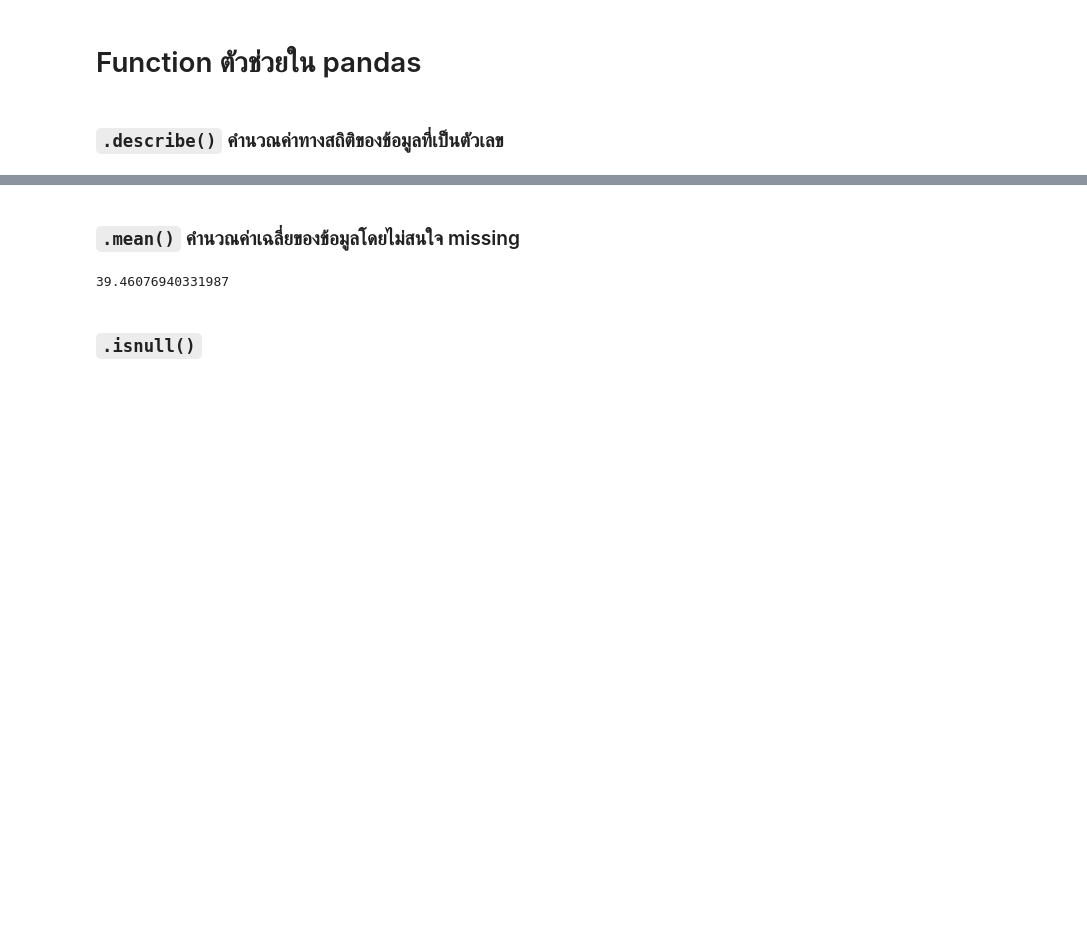
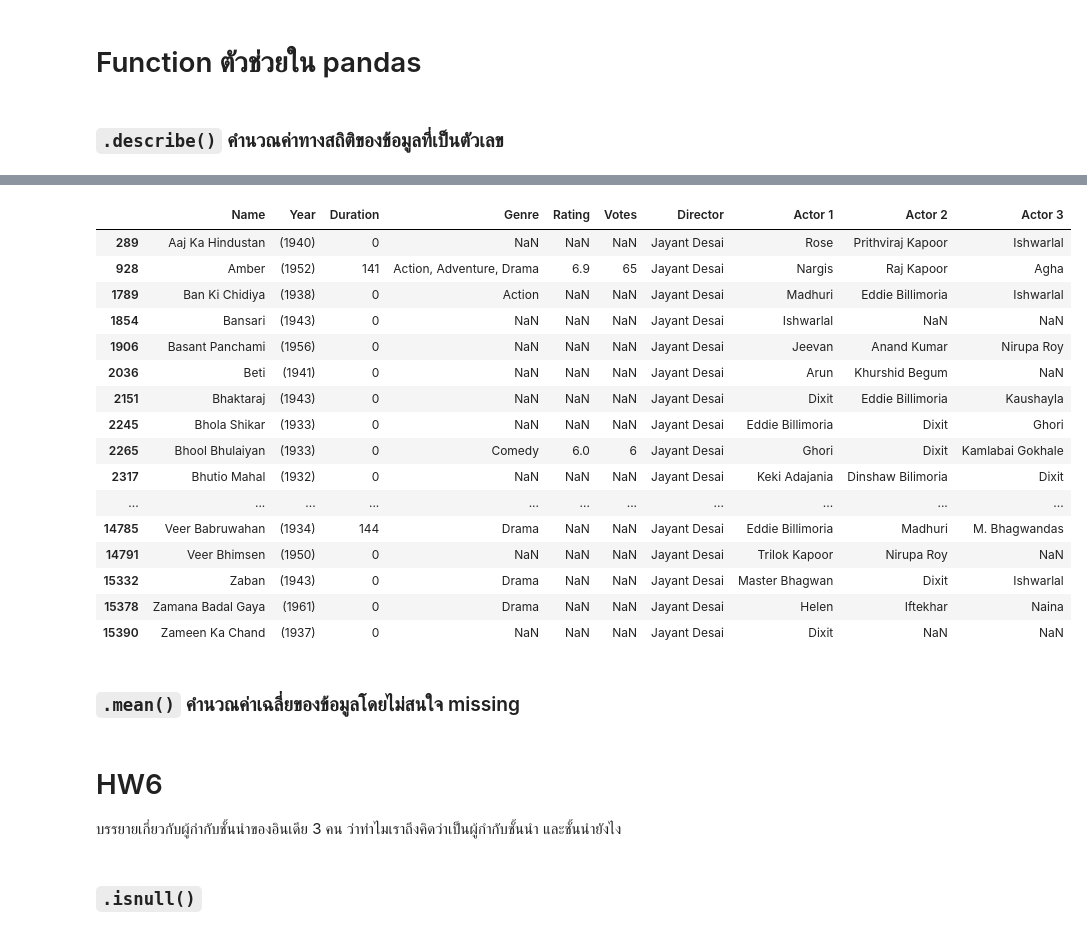
Before and after one commit to Phonchanit/python_dataviz2024, a Jupyter notebook: Pandas_101.ipynb, the cells around one changed output, grey strips where cells are left out. Saved outputs shown, nothing was run; the diff lists cells and outputs as text; code cells hidden in the pictures; blank space fills up the shorter version.

````diff
--- a/Pandas_101.ipynb
+++ b/Pandas_101.ipynb
@@ -851,6 +816,34 @@ data_covid.describe()
+# %%
+# prompt: สร้างตารางของ Director ที่มี Name เยอะที่สุด ขอผลลัพธ์เป็นตารางเต็ม
+
+# นับจำนวนหนังของแต่ละ Director
+director_counts = movie_df['Director'].value_counts()
+
+# หา Director ที่มีจำนวนหนังมากที่สุด
+most_frequent_director = director_counts.index[0]
+
+# สร้างตารางของ Director ที่มี Name เยอะที่สุด
+most_frequent_director_df = movie_df[movie_df['Director'] == most_frequent_director]
+
+# แสดงตาราง
+most_frequent_director_df
+# %% [output]
+|  | Name | Year | Duration | Genre | Rating | Votes | Director | Actor 1 | Actor 2 | Actor 3 |
+| 289 | Aaj Ka Hindustan | (1940) | 0 | NaN | NaN | NaN | Jayant Desai | Rose | Prithviraj Kapoor | Ishwarlal |
+| 928 | Amber | (1952) | 141 | Action, Adventure, Drama | 6.9 | 65 | Jayant Desai | Nargis | Raj Kapoor | Agha |
+| 1789 | Ban Ki Chidiya | (1938) | 0 | Action | NaN | NaN | Jayant Desai | Madhuri | Eddie Billimoria | Ishwarlal |
+| 1854 | Bansari | (1943) | 0 | NaN | NaN | NaN | Jayant Desai | Ishwarlal | NaN | NaN |
+| 1906 | Basant Panchami | (1956) | 0 | NaN | NaN | NaN | Jayant Desai | Jeevan | Anand Kumar | Nirupa Roy |
+| 2036 | Beti | (1941) | 0 | NaN | NaN | NaN | Jayant Desai | Arun | Khurshid Begum | NaN |
+| 2151 | Bhaktaraj | (1943) | 0 | NaN | NaN | NaN | Jayant Desai | Dixit | Eddie Billimoria | Kaushayla |
+| 2245 | Bhola Shikar | (1933) | 0 | NaN | NaN | NaN | Jayant Desai | Eddie Billimoria | Dixit | Ghori |
+| 2265 | Bhool Bhulaiyan | (1933) | 0 | Comedy | 6.0 | 6 | Jayant Desai | Ghori | Dixit | Kamlabai Gokhale |
+| 2317 | Bhutio Mahal | (1932) | 0 | NaN | NaN | NaN | Jayant Desai | Keki Adajania | Dinshaw Bilimoria | Dixit |
+| ... | ... | ... | ... | ... | ... | ... | ... | ... | ... | ... |
+| 14785 | Veer Babruwahan | (1934) | 144 | Drama | NaN | NaN | Jayant Desai | Eddie Billimoria | Madhuri | M. Bhagwandas |
+| 14791 | Veer Bhimsen | (1950) | 0 | NaN | NaN | NaN | Jayant Desai | Trilok Kapoor | Nirupa Roy | NaN |
+| 15332 | Zaban | (1943) | 0 | Drama | NaN | NaN | Jayant Desai | Master Bhagwan | Dixit | Ishwarlal |
+| 15378 | Zamana Badal Gaya | (1961) | 0 | Drama | NaN | NaN | Jayant Desai | Helen | Iftekhar | Naina |
+| 15390 | Zameen Ka Chand | (1937) | 0 | NaN | NaN | NaN | Jayant Desai | Dixit | NaN | NaN |
 # %% [markdown]
 ### ```.mean()``` คำนวณค่าเฉลี่ยของข้อมูลโดยไม่สนใจ missing
-# %%
-data_covid[data_covid['sex']=='ชาย']['age'].mean()
-# %% [output]
-39.46076940331987
@@ -857,3 +852,6 @@ data_covid[data_covid['sex']=='ชาย']['age'].mean()
+# %% [markdown]
+# HW6
+บรรยายเกี่ยวกับผู้กำกับชั้นนำของอินเดีย 3 คน ว่าทำไมเราถึงคิดว่าเป็นผู้กำกับชั้นนำ และชั้นนำยังไง
 # %% [markdown]
 ### ```.isnull()```
 # %%
````
Also changed, not shown: parts of 29 cells of this notebook.
